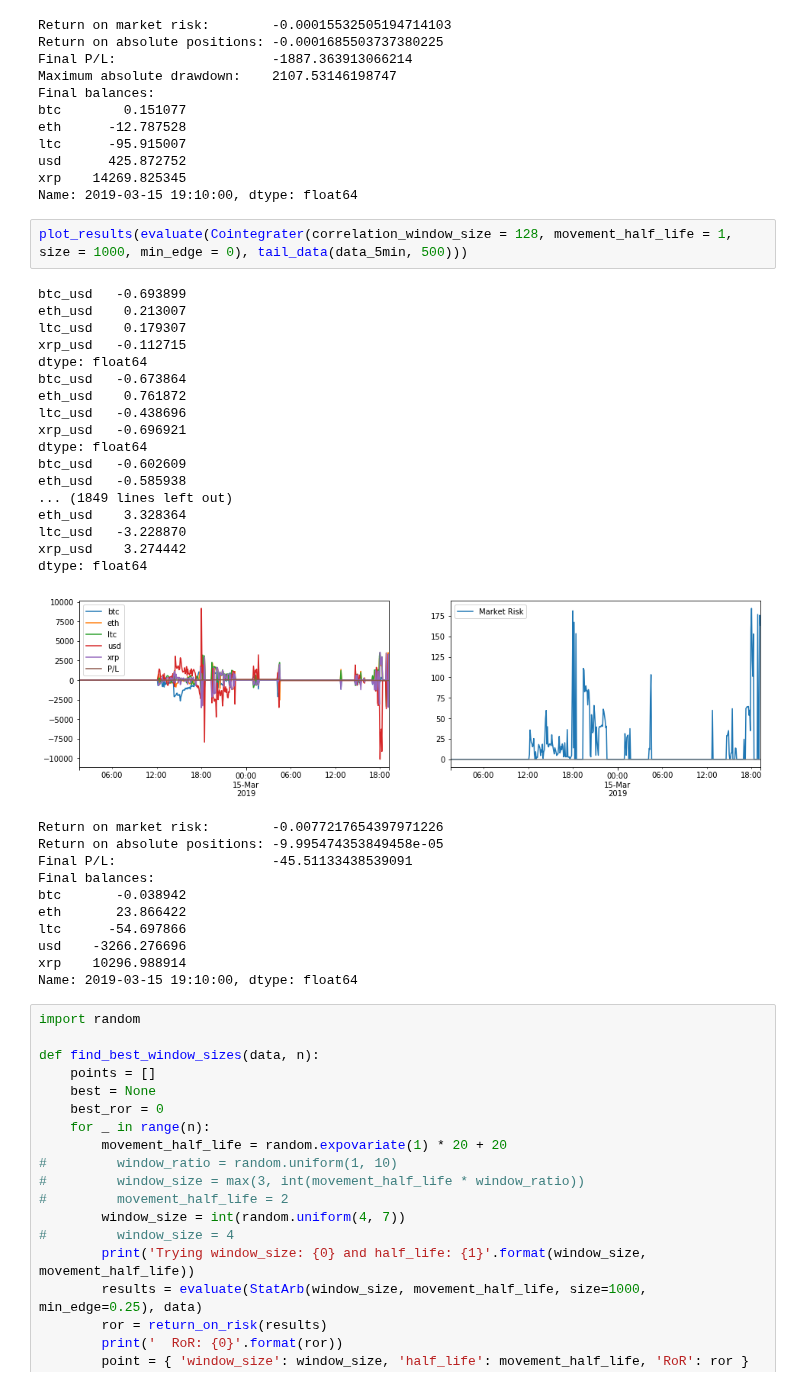
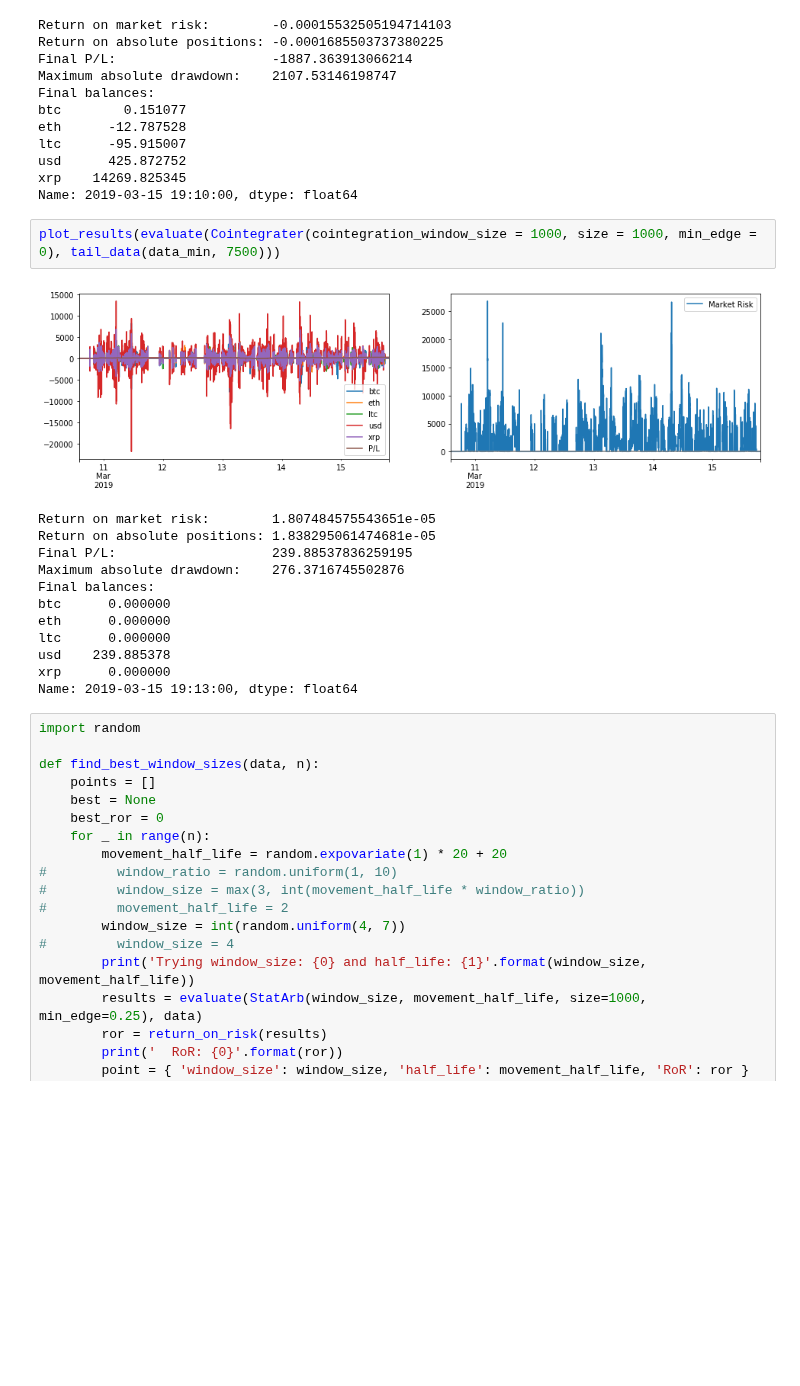
Before and after one commit to cambrian/quant, a Jupyter notebook: research/analysis.ipynb, the cells around one changed output. Cells and saved outputs as stored; diff of their text form; blank space fills up the shorter version.

```diff
--- a/research/analysis.ipynb
+++ b/research/analysis.ipynb
@@ -436,36 +419,20 @@ usd      425.872752
 xrp    14269.825345
 Name: 2019-03-15 19:10:00, dtype: float64
 # %%
-plot_results(evaluate(Cointegrater(correlation_window_size = 128, movement_half_life = 1, size = 1000, min_edge = 0), tail_data(data_5min, 500)))
+plot_results(evaluate(Cointegrater(cointegration_window_size = 1000, size = 1000, min_edge = 0), tail_data(data_min, 7500)))
 # %% [output]
+[figure, new version]
-btc_usd   -0.693899
-eth_usd    0.213007
-ltc_usd    0.179307
-xrp_usd   -0.112715
-dtype: float64
-btc_usd   -0.673864
-eth_usd    0.761872
-ltc_usd   -0.438696
-xrp_usd   -0.696921
-dtype: float64
-btc_usd   -0.602609
-eth_usd   -0.585938
-... (1849 lines left out)
-eth_usd    3.328364
-ltc_usd   -3.228870
-xrp_usd    3.274442
-dtype: float64
+Return on market risk:        1.807484575543651e-05
+Return on absolute positions: 1.838295061474681e-05
+Final P/L:                    239.88537836259195
+Maximum absolute drawdown:    276.3716745502876
+Final balances:
+btc      0.000000
+eth      0.000000
+ltc      0.000000
+usd    239.885378
+xrp      0.000000
+Name: 2019-03-15 19:13:00, dtype: float64
-[figure, old version]
-Return on market risk:        -0.0077217654397971226
-Return on absolute positions: -9.995474353849458e-05
-Final P/L:                    -45.51133438539091
-Final balances:
-btc       -0.038942
-eth       23.866422
-ltc      -54.697866
-usd    -3266.276696
-xrp    10296.988914
-Name: 2019-03-15 19:10:00, dtype: float64
 # %%
 import random
 
```
Also changed, not shown: parts of 6 cells of this notebook.
